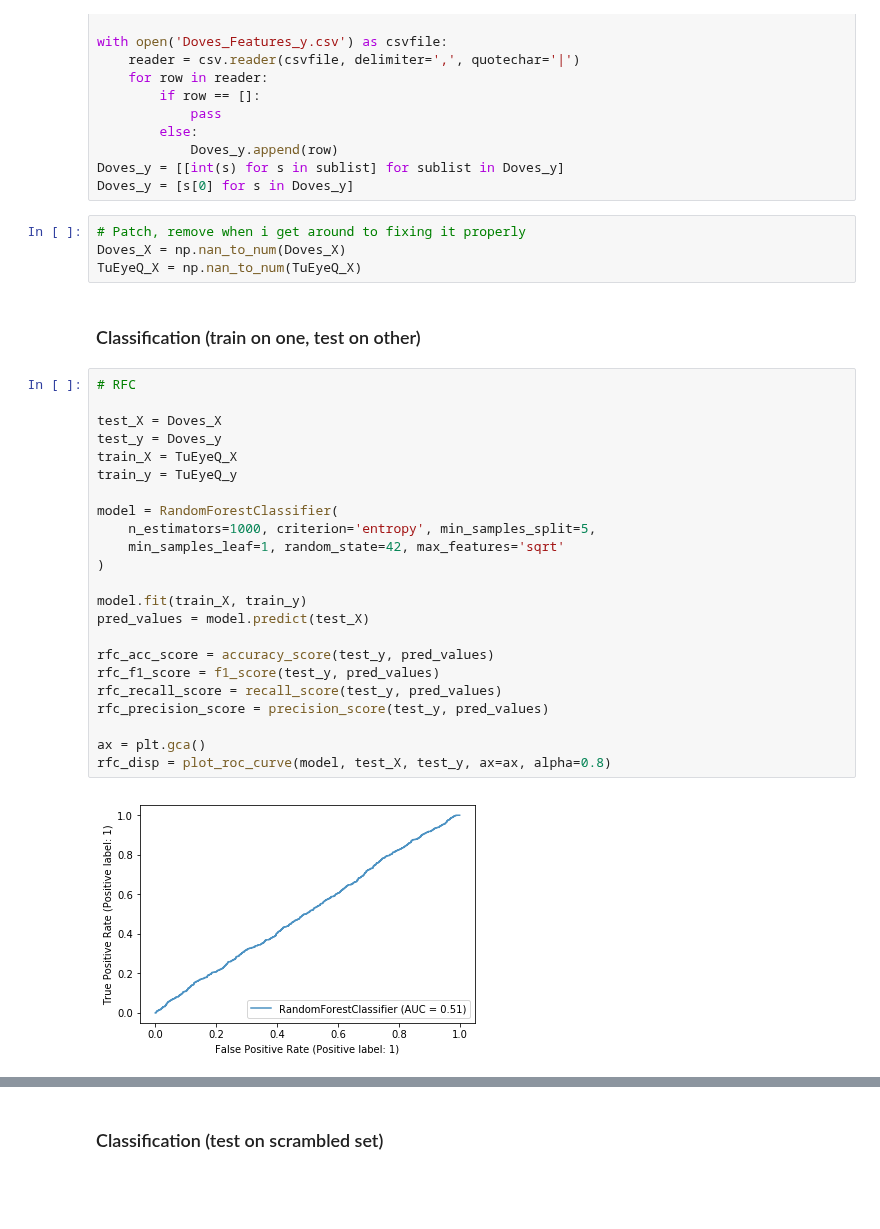
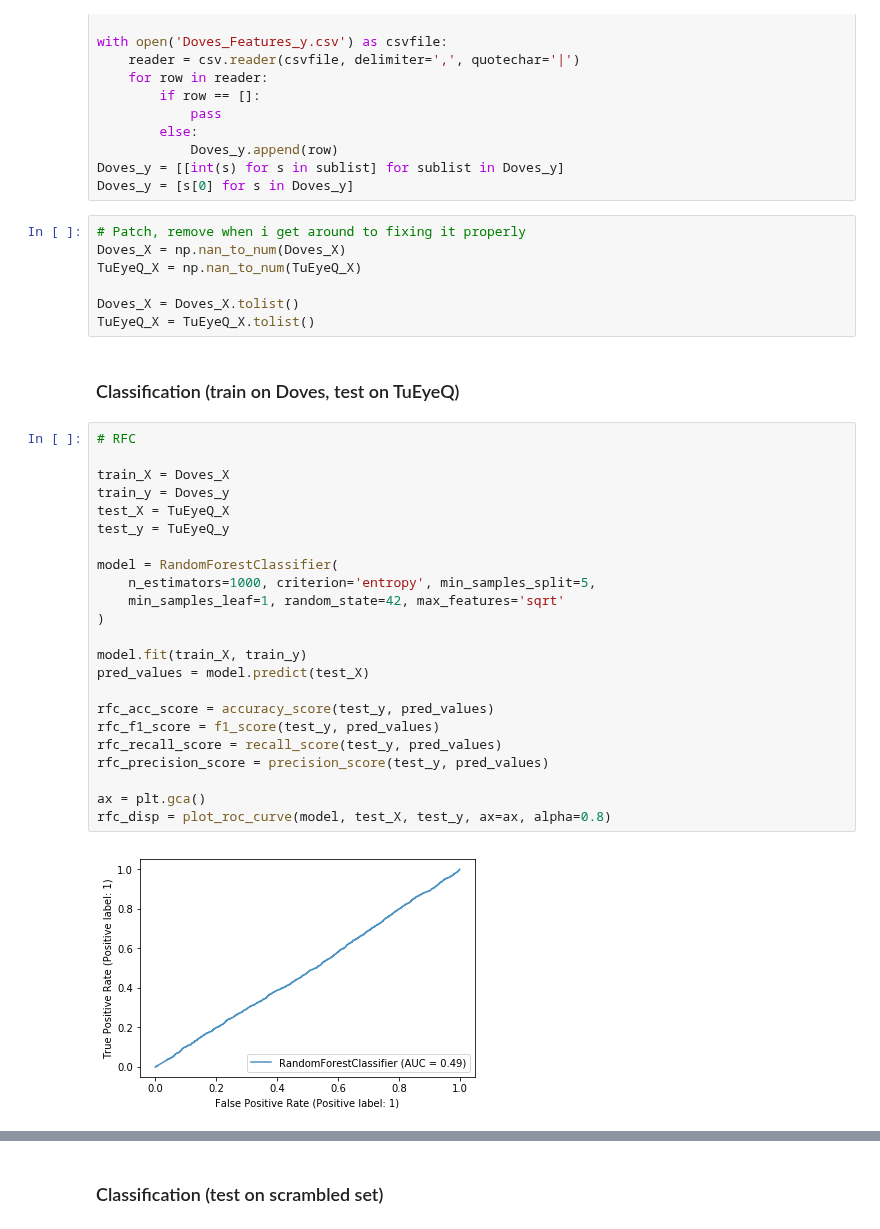
Before and after one commit to kroglkt/CogSci3, a Jupyter notebook: Combined Datasets.ipynb, the cells around one changed output, grey strips where cells are left out. Drawn from its saved outputs; the diff is of its cells as text; blank space fills up the shorter version.

```diff
--- a/Combined Datasets.ipynb
+++ b/Combined Datasets.ipynb
@@ -65,33 +66,36 @@ Doves_y = [s[0] for s in Doves_y]
 # Patch, remove when i get around to fixing it properly
 Doves_X = np.nan_to_num(Doves_X)
 TuEyeQ_X = np.nan_to_num(TuEyeQ_X)
+
+Doves_X = Doves_X.tolist()
+TuEyeQ_X = TuEyeQ_X.tolist()
 # %% [markdown]
-### Classification (train on one, test on other)
+### Classification (train on Doves, test on TuEyeQ)
 # %%
 # RFC
 
-test_X = Doves_X
-test_y = Doves_y
-train_X = TuEyeQ_X
-train_y = TuEyeQ_y
+train_X = Doves_X
+train_y = Doves_y
+test_X = TuEyeQ_X
+test_y = TuEyeQ_y
 
 model = RandomForestClassifier(
     n_estimators=1000, criterion='entropy', min_samples_split=5,
     min_samples_leaf=1, random_state=42, max_features='sqrt'
 )
 
 model.fit(train_X, train_y)
 pred_values = model.predict(test_X)
 
 rfc_acc_score = accuracy_score(test_y, pred_values)
 rfc_f1_score = f1_score(test_y, pred_values)
 rfc_recall_score = recall_score(test_y, pred_values)
 rfc_precision_score = precision_score(test_y, pred_values)
 
 ax = plt.gca()
 rfc_disp = plot_roc_curve(model, test_X, test_y, ax=ax, alpha=0.8)
 # %% [output]
-[figure, old version]
+[figure, new version]
 # %%
 # Dummy
 
```
Also changed, not shown: parts of 9 cells of this notebook, 6 other files.
